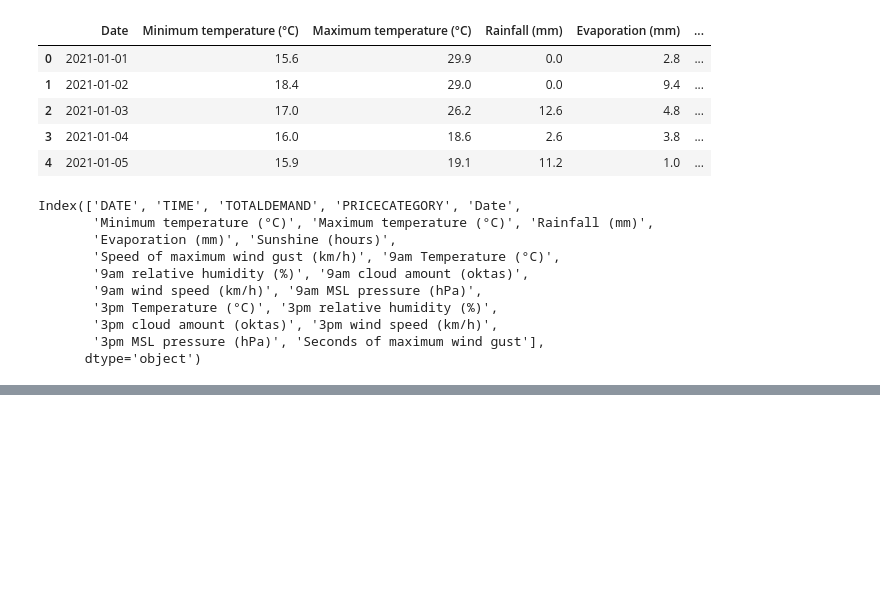
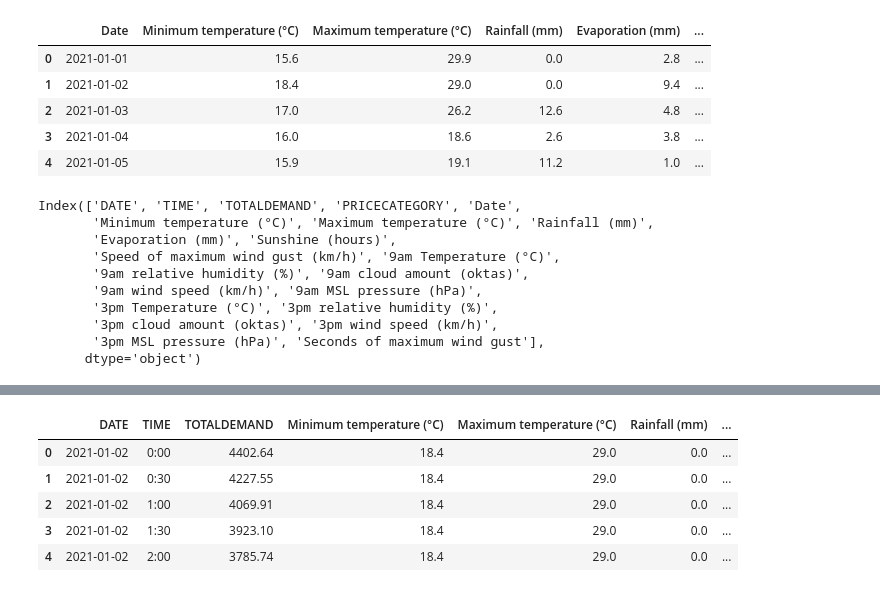
Before and after one commit to unimelb-datascience-jhub/Assigment-2-SIXO, a Jupyter notebook: Data cleansing and preparation.ipynb, the cells around one changed output, grey strips where cells are left out. Saved outputs shown, nothing was run; the diff lists cells and outputs as text; code cells hidden in the pictures; blank space fills up the shorter version.

```diff
--- a/Data cleansing and preparation.ipynb
+++ b/Data cleansing and preparation.ipynb
@@ -456,0 +413,11 @@ merged.head()
+# %%
+merged = pd.concat([merged, dummy_price_category], axis=1)
+merged.drop('PRICECATEGORY', axis=1, inplace=True)
+merged.head()
+# %% [output]
+|  | DATE | TIME | TOTALDEMAND | Minimum temperature (°C) | Maximum temperature (°C) | Rainfall (mm) | ... |
+| 0 | 2021-01-02 | 0:00 | 4402.64 | 18.4 | 29.0 | 0.0 | ... |
+| 1 | 2021-01-02 | 0:30 | 4227.55 | 18.4 | 29.0 | 0.0 | ... |
+| 2 | 2021-01-02 | 1:00 | 4069.91 | 18.4 | 29.0 | 0.0 | ... |
+| 3 | 2021-01-02 | 1:30 | 3923.10 | 18.4 | 29.0 | 0.0 | ... |
+| 4 | 2021-01-02 | 2:00 | 3785.74 | 18.4 | 29.0 | 0.0 | ... |
```
Also changed, not shown: parts of 25 cells of this notebook.
